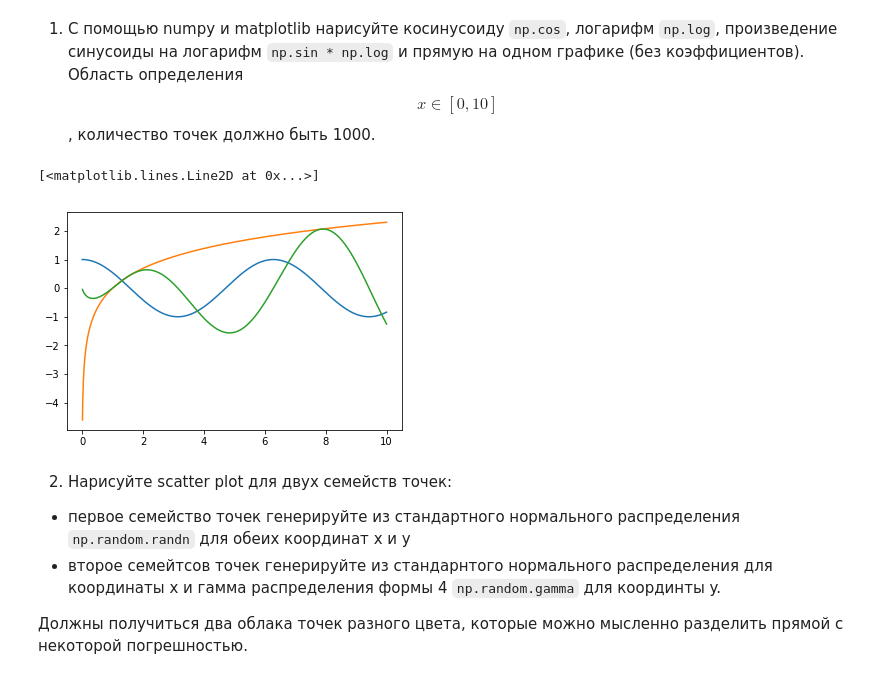
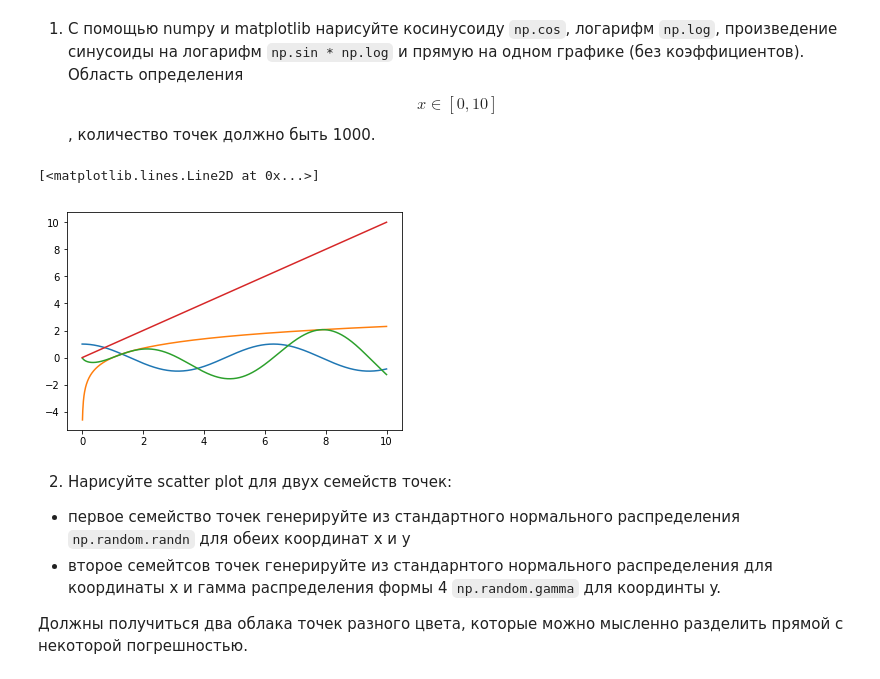
Before and after one commit to bewrrrie/7bits_ml_homework, a Jupyter notebook: 2017-fall/03-01-visualisation-homework.ipynb, the cells around one changed output. Drawn from its saved outputs; the diff is of its cells as text; code cells hidden in the pictures.

Commit message:
Done 3-rd homework (visualization).

```diff
--- a/2017-fall/03-01-visualisation-homework.ipynb
+++ b/2017-fall/03-01-visualisation-homework.ipynb
@@ -33,12 +33,13 @@ import seaborn as sns
 # %%
 x = np.linspace(0, 10, 1000)
 
 plt.plot(x, np.cos(x))
 plt.plot(x, np.log(x))
 plt.plot(x, np.sin(x) * np.log(x))
+plt.plot(x, x)
 # %% [output]
 [<matplotlib.lines.Line2D at 0x...>]
-[figure, old version]
+[figure, new version]
 # %% [markdown]
 2) Нарисуйте scatter plot для двух семейств точек:
 - первое семейство точек генерируйте из стандартного нормального распределения `np.random.randn` для обеих координат x и y
```
Also changed, not shown: parts of 5 cells of this notebook.
